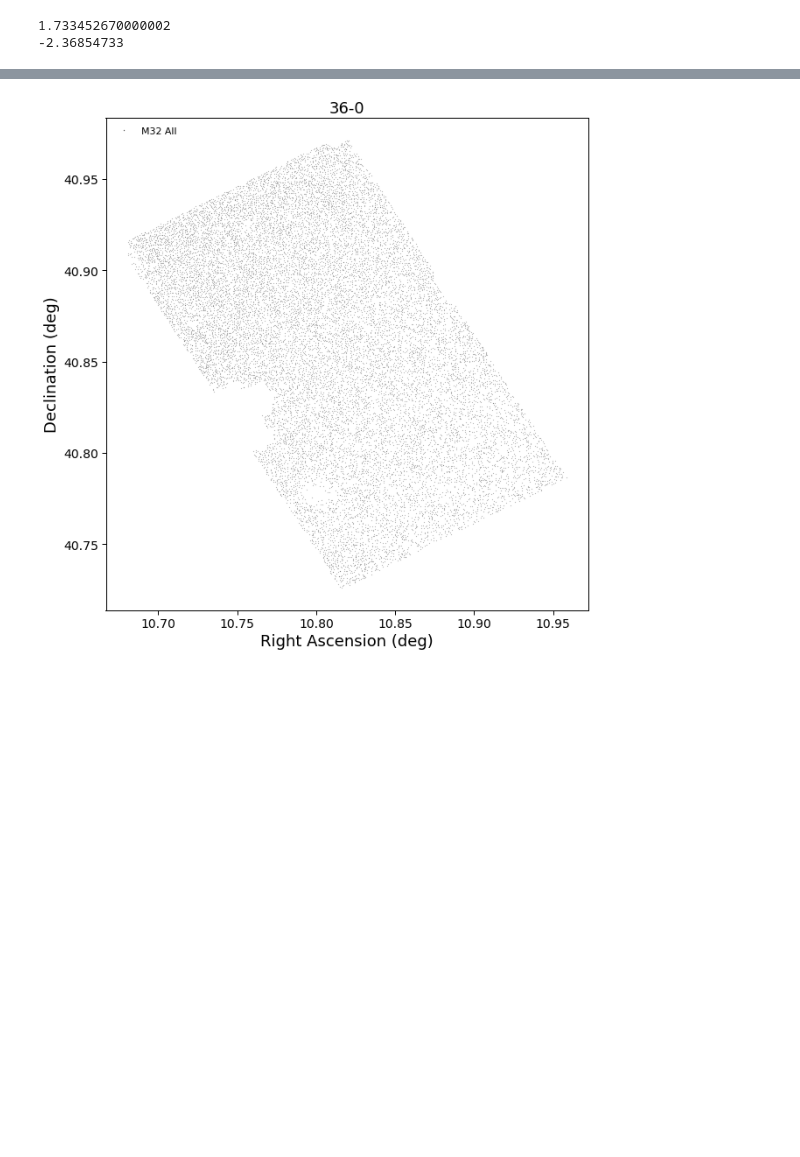
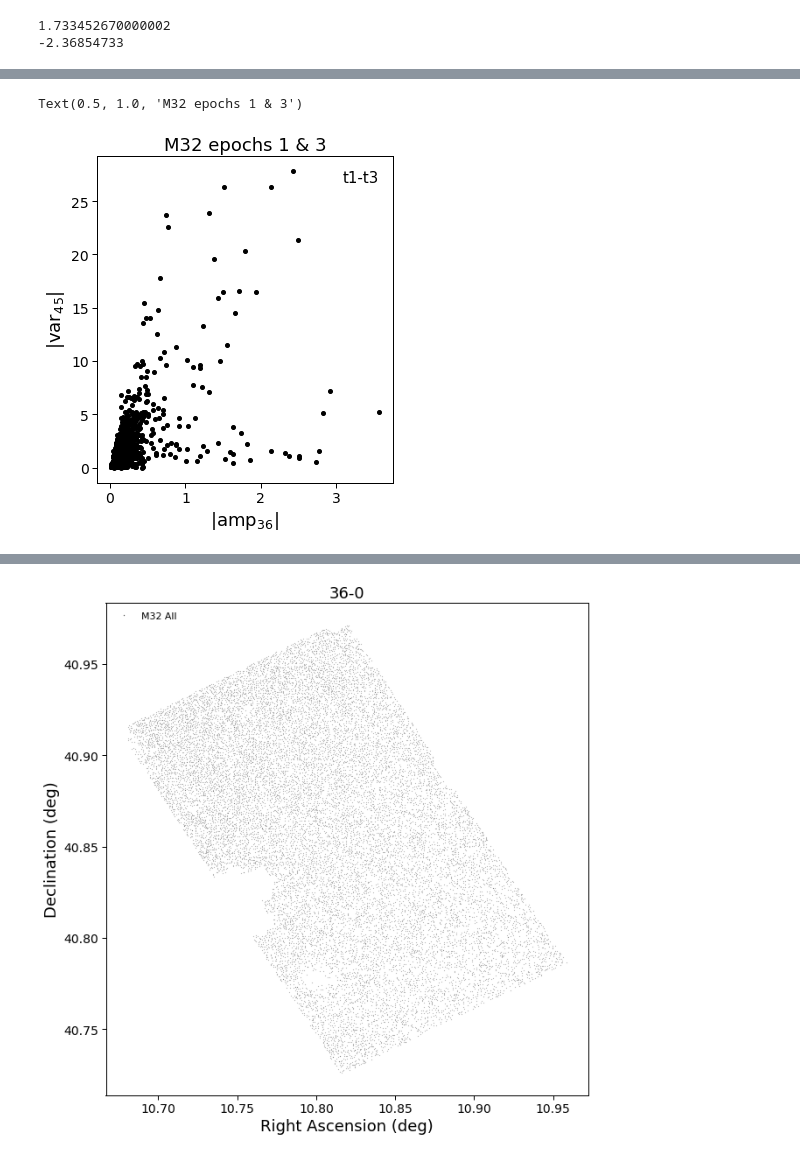
Before and after one commit to MichaelSharp7/M32, a Jupyter notebook: M32_CMD_CCD.ipynb, the cells around one changed output, grey strips where cells are left out. Cells and saved outputs as stored; diff of their text form; code cells hidden in the pictures; blank space fills up the shorter version.

```diff
--- a/M32_CMD_CCD.ipynb
+++ b/M32_CMD_CCD.ipynb
@@ -373,36 +396,22 @@ plt.close()
 # %%
-# Define function to produce 3D graph
-def graph(file,filtr,epoch,var):
-    # Setting up figure
-    plt.rc('font', family='sans-serif')
-    #plt.rc("xtick", labelsize=8)
-    #plt.rc("ytick", labelsize=8)
-    plt.rc("axes", labelsize=10)
-    plt.rc("legend", fontsize=11)
-    plt.figure(figsize=(6,6))
-    #ax = plt.gca()                        # Sets up active plot region
-    ax = plt.axes(projection='3d')
+good_amp_var_36_idx = np.where((data['amp_36']!=9999) & (data['var_36_3_4']!=9999))
 
-    # Make the actual plot
-    data = ascii.read(file, data_start=1)
-    ax.plot3D(data_36['RA'], data['DEC'], data[var], '.', color='black', ms=0.5, label="M32 All")
-    ax.set_xlabel('RA')
-    ax.set_ylabel('DEC')
-    ax.set_zlabel(var)
-    #plt.xlabel('RA', size=18)
-    #plt.ylabel('DEC', size=18)
-    #plt.zlabel(var, size=18)
-    #plt.legend(loc="upper left",frameon=False, scatterpoints=1, numpoints=1, markerscale=3.)
-    #plt.title(filtr+'-'+epoch,fontsize=18)
+# Setting up figure
+plt.rc('font', family='sans-serif')
+plt.rc("xtick", labelsize=14)
+plt.rc("ytick", labelsize=14)
+plt.rc("axes", labelsize=14)
+plt.rc("legend", fontsize=15)
+plt.figure(figsize=(18,6))
+ax = plt.gca()                        # Sets up active plot region
 
-    # Plot a box
-    #x1,y1=[maxRA.value,minRA.value],[minDec.value,minDec.value]
-    #x2,y2=[minRA.value,minRA.value],[minDec.value,maxDec.value]
-    #x3,y3=[minRA.value,maxRA.value],[maxDec.value,maxDec.value]
-    #x4,y4=[maxRA.value,maxRA.value],[maxDec.value,minDec.value]
-    #plt.plot(x1,y1,x2,y2,x3,y3,x4,y4,color='black')
-
-    #plt.savefig("blah.pdf", bbox_inches='tight')
-    #plt.tight_layout()
-    #plt.show()
-    #plt.close()
+# Make the actual plot
+plt.subplot(1,3,1)
+plt.plot(data['amp_36'][good_amp_var_36_idx], data['var_36_3_4'][good_amp_var_36_idx], 'o', color='black', ms=4, label="t1-t3")
+plt.xlabel('|amp$_3$$_6$|', size=18)
+plt.ylabel('|var$_4$$_5$|', size=18)
+plt.legend(loc="upper right",frameon=False, scatterpoints=1, numpoints=1, markerscale=0.)
+plt.title('M32 epochs 1 & 3',fontsize=18)
+# %% [output]
+Text(0.5, 1.0, 'M32 epochs 1 & 3')
+[figure, added]
```
Also changed, not shown: parts of 13 cells of this notebook, 6 other files.
